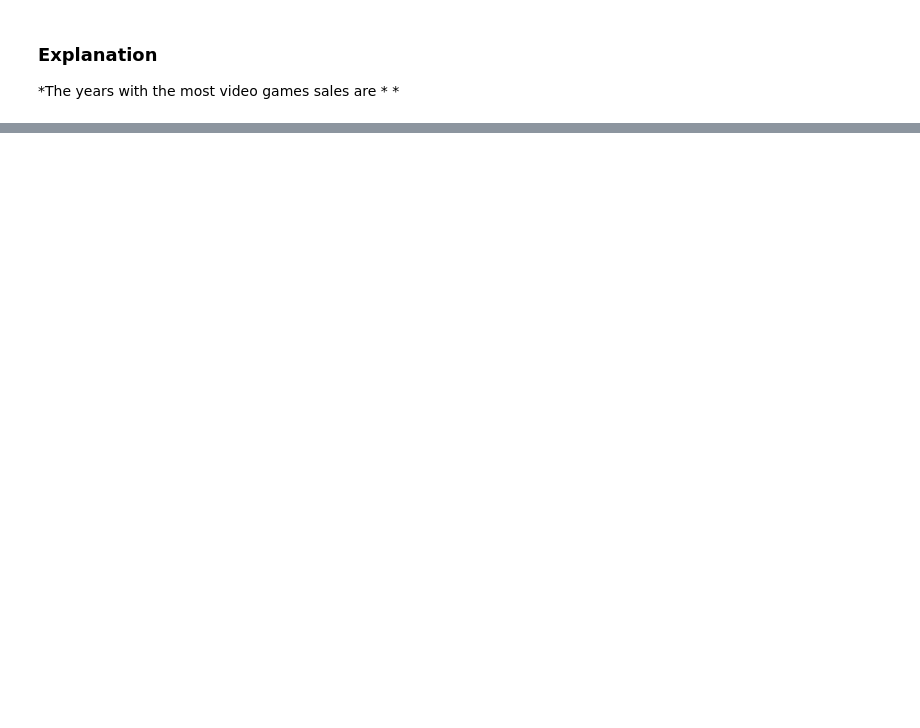
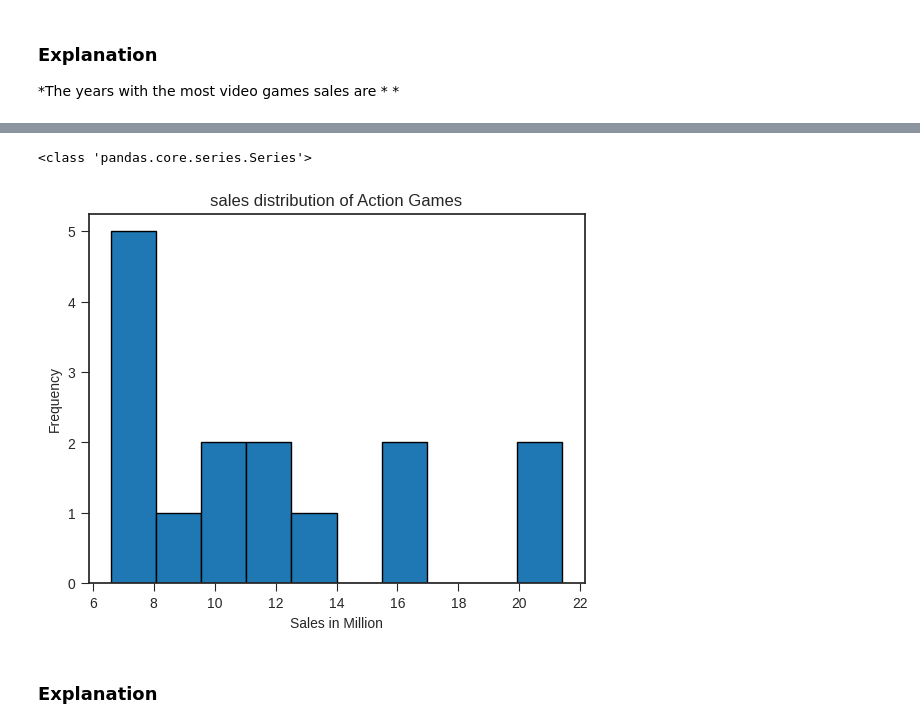
Before and after one commit to sahvsergio/treehouse_data_analysis_techdegree_unit6, a Jupyter notebook: Data Analysis Tech Degree Unit 6 Graphing Video Game Sales.ipynb, the cells around one changed output, grey strips where cells are left out. Cells and saved outputs as stored; diff of their text form; code cells hidden in the pictures; blank space fills up the shorter version.

```diff
--- a/Data Analysis Tech Degree Unit 6 Graphing Video Game Sales.ipynb
+++ b/Data Analysis Tech Degree Unit 6 Graphing Video Game Sales.ipynb
@@ -111,0 +117,18 @@ plt.show()
+# %%
+
+video_games_info.head()
+action_games=video_games_info.loc[video_games_info.Genre=='Action']
+grouped_by_sales=action_games['Global_Sales']
+
+print(type(grouped_by_sales))
+sorted_sales=grouped_by_sales.sort_values(ascending=True)
+plt.title('sales distribution of Action Games')
+plt.hist(sorted_sales,bins=10,edgecolor='black')
+plt.xlabel('Sales in Million')
+plt.ylabel('Frequency')
+plt.show()
+# %% [output]
+<class 'pandas.core.series.Series'>
+[figure, added]
+# %% [markdown]
+### Explanation
```
Also changed, not shown: parts of 2 cells of this notebook.
